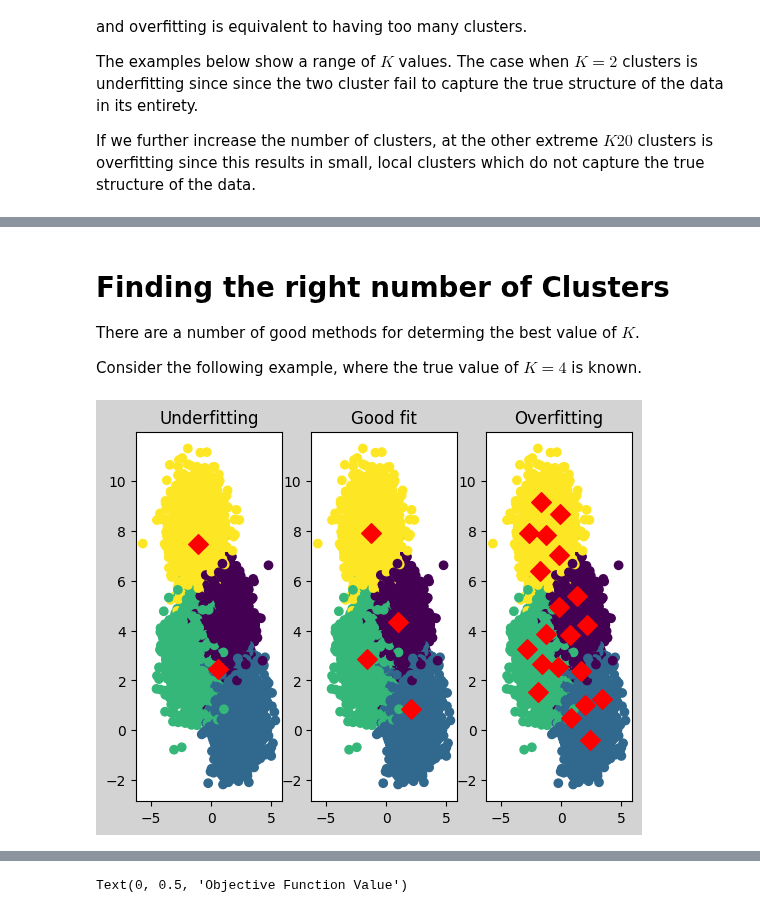
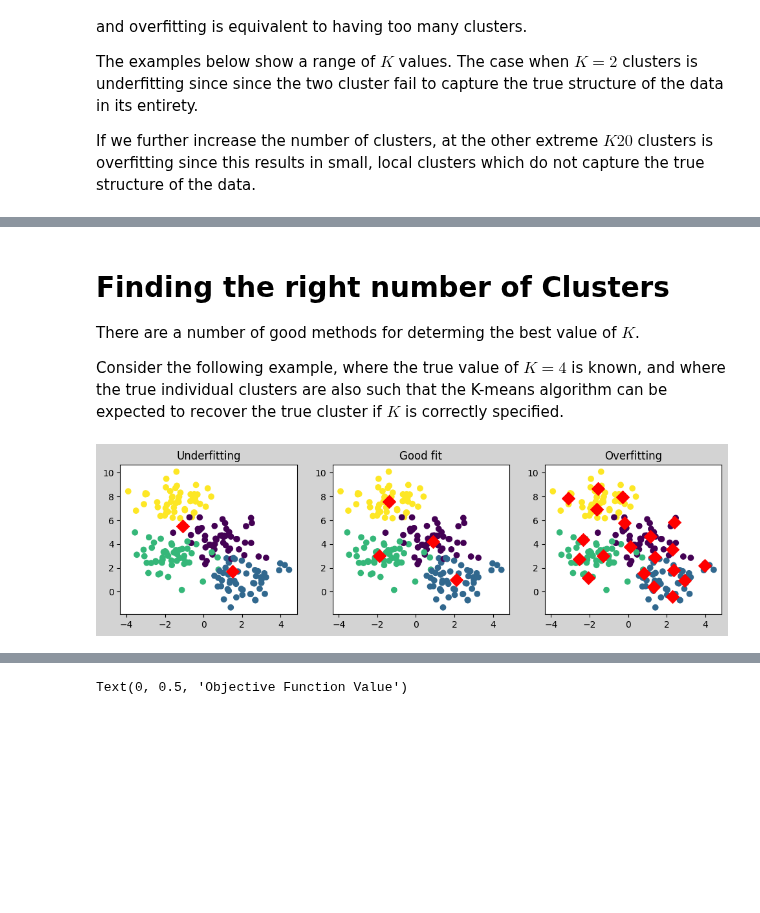
Before and after one commit to rameshnatarajanus/katz-aim5004-fall2025, a Jupyter notebook: notebooks/Lecture-20-UnsupervisedLearning.ipynb, the cells around one changed output, grey strips where cells are left out. Drawn from its saved outputs; the diff is of its cells as text; code cells hidden in the pictures; blank space fills up the shorter version.

```diff
--- a/notebooks/Lecture-20-UnsupervisedLearning.ipynb
+++ b/notebooks/Lecture-20-UnsupervisedLearning.ipynb
@@ -269,19 +276,21 @@ plt.show()
 
 There are a number of good methods for determing the best value of $K$.
 
-Consider the following example, where the true value of $K = 4 $ is known.
+Consider the following example, where the true value of $K = 4 $ is known, and where the true individual clusters are also such that the K-means algorithm can be expected to recover the true cluster if $K$ is correctly specified.
 # %%
 from sklearn import datasets
 np.random.seed(0)
-X, y = datasets.make_blobs(n_samples=10000, centers=4)
+X, y = datasets.make_blobs(n_samples=200, centers=4)
 
 Ks, titles = [2, 4, 20], ['Underfitting', 'Good fit', 'Overfitting']
-f, axes = plt.subplots(1,3)
+f, axes = plt.subplots(1,3, figsize=(12,3))
 for k, title, ax in zip(Ks, titles, axes):
     model = cluster.KMeans(n_clusters=k,n_init='auto')
     model.fit(X)
     ax.scatter(X[:,0], X[:,1], c=y)
     ax.scatter(model.cluster_centers_[:,0], model.cluster_centers_[:,1], marker='D', c='r', s=100)
     ax.set_title(title)
+
+plt.show()
 # %% [output]
-[figure, old version]
+[figure, new version]
```
Also changed, not shown: parts of 35 cells of this notebook.
